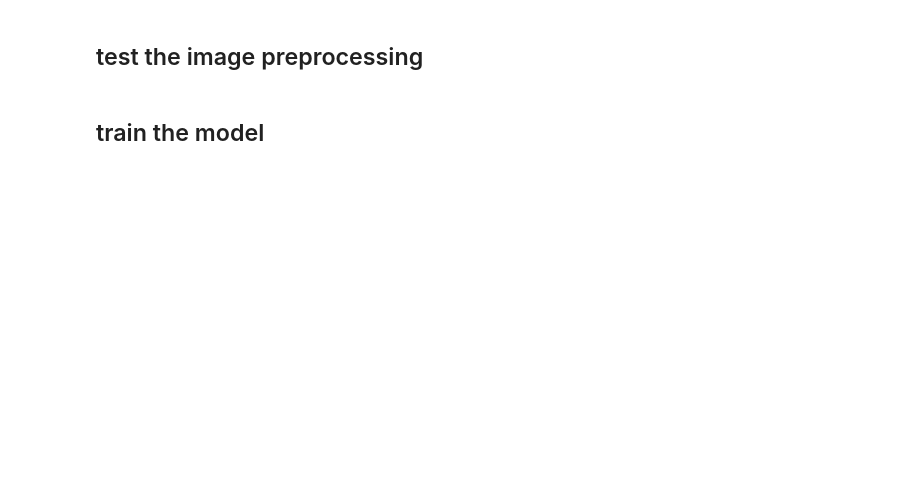
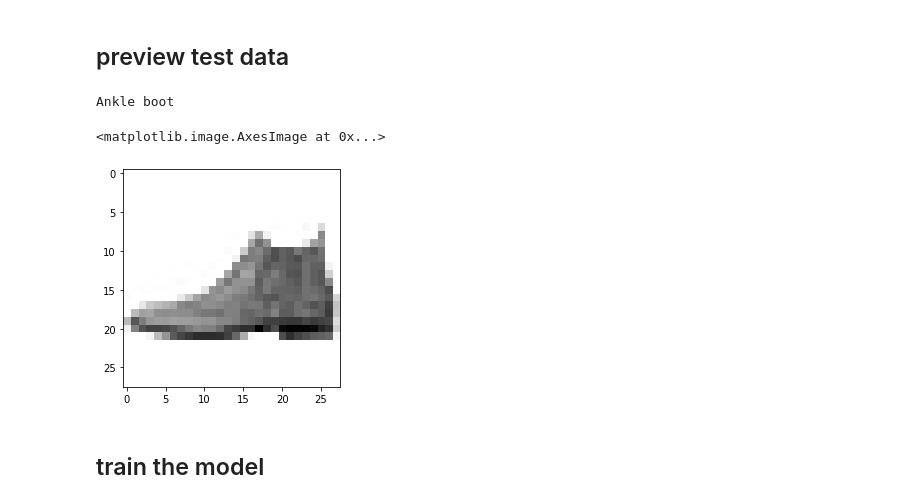
Before and after one commit to bentoml/BentoML, a Jupyter notebook: benchmark/tensorflow_2_fashion_mnist/tensorflow_2_fashion_mnist.ipynb, the cells around one changed output. Cells and saved outputs as stored; diff of their text form; code cells hidden in the pictures; blank space fills up the shorter version.

```diff
--- a/benchmark/tensorflow_2_fashion_mnist/tensorflow_2_fashion_mnist.ipynb
+++ b/benchmark/tensorflow_2_fashion_mnist/tensorflow_2_fashion_mnist.ipynb
@@ -57,19 +56,18 @@ class FashionMnist(tf.keras.Model):
 
     def call(self, inputs):
         return self.cnn(inputs)
-# %% [markdown]
-## test the image preprocessing
+# %% [markdown]
+## preview test data
 # %%
 # pick up a test image
 d_test_img = _test_images[0]
 print(class_names[test_labels[0]])
 
 plt.imshow(255.0 - d_test_img, cmap='gray')
-plt.imsave("test.png", 255.0 - d_test_img, cmap='gray')
-
-# read bytes
-with open("test.png", "rb") as f:
-    img_bytes = f.read()
+# %% [output]
+Ankle boot
+<matplotlib.image.AxesImage at 0x...>
+[figure, added]
 # %% [markdown]
 ## train the model
 # %%
```
Also changed, not shown: parts of 29 cells of this notebook, 6 other files.
